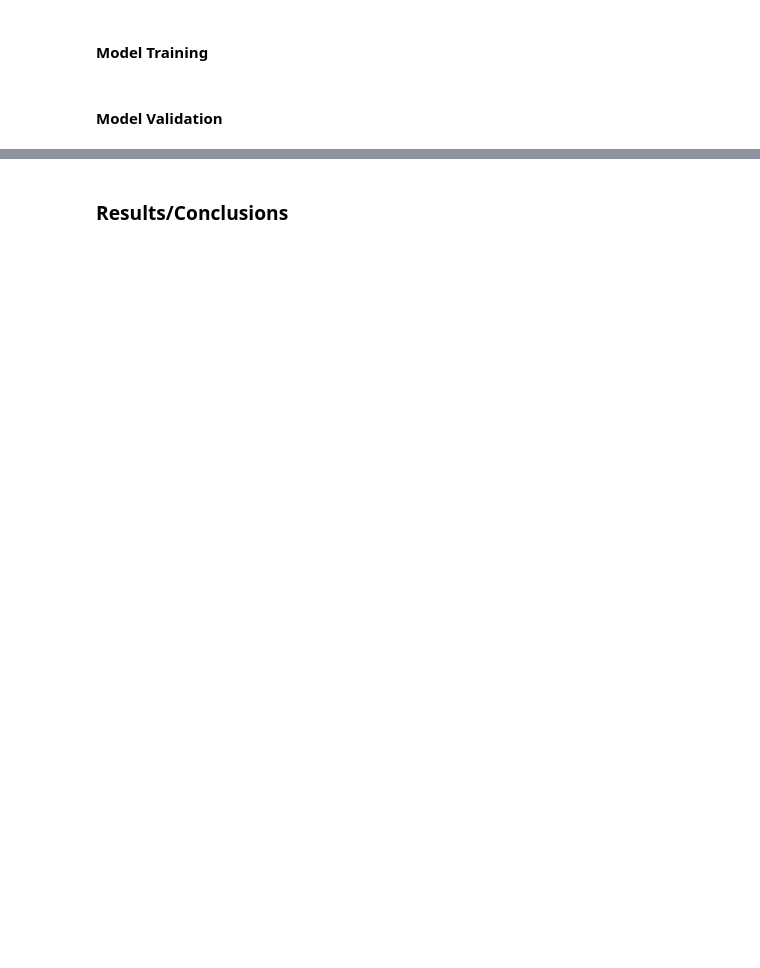
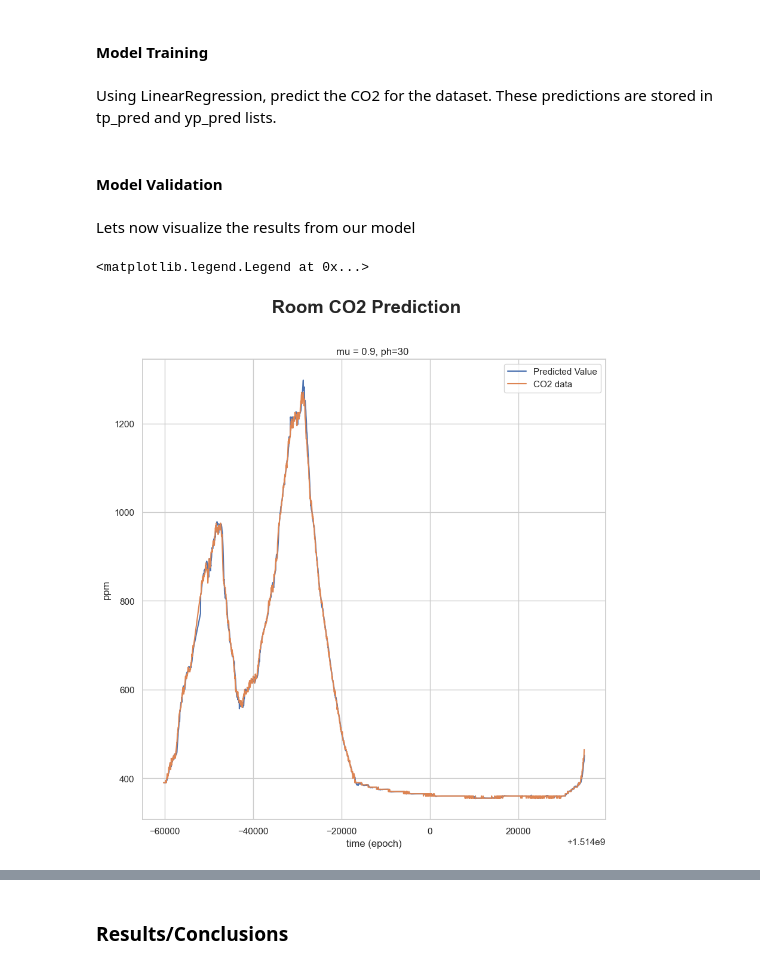
Before and after one commit to SweatyCrayfish/Room-Ocupancy-Application, a Jupyter notebook: Final Project - ML IoT Application.ipynb, the cells around one changed output, grey strips where cells are left out. Cells and saved outputs as stored; diff of their text form; code cells hidden in the pictures; blank space fills up the shorter version.

```diff
--- a/Final Project - ML IoT Application.ipynb
+++ b/Final Project - ML IoT Application.ipynb
@@ -705,2 +907,8 @@ We can see again see that the grand majority of output values are 0.  As noted d
 # %% [markdown]
 #### Load and prepare data
+# %%
+# create new dataframe with raw data
+df_mr = df.copy()
+# %%
+#convert datetime to epoch/unix time. In this dataset, readings are done every 30 seconds.
+df_mr['time'] = (pd.to_datetime(df_mr.Datetime)-pd.to_datetime('1970-01-01')).dt.total_seconds()
@@ -707,2 +917,25 @@ We can see again see that the grand majority of output values are 0.  As noted d
+# %%
+#add to the x-variables in our dataset
+x_variables = ['time', 'Temp']
+ts = df_mr[x_variables]
+ys = pd.DataFrame(df_mr.CO2)
+#ys = pd.DataFrame(df_mr.Light)
+
+ph = 0.5*60 # 0.5 minutes or 30 seconds
+###############################################################
+#WE NEED TO CONVERT OUR PREDICTIVE HORIZON INTO A NUMBER OF
+#TIME STEPS FOR INDEXING, BASED ON THE RESOLUTION OF OUR DATA.
+#IN THIS CASE OUR DATA IS COLLECTED EVERY 30 seconds
+##############################################################
+ph_index = round(ph/30)
+mu = 0.9
+
+n_s = 3000
+
+# Arrays to hold predicted values
+tp_pred = np.zeros(n_s-1)
+yp_pred = np.zeros(n_s-1)
 # %% [markdown]
 #### Model Training
+# %% [markdown]
+Using LinearRegression, predict the CO2 for the dataset. These predictions are stored in tp_pred and yp_pred lists.
@@ -709,2 +983,16 @@ We can see again see that the grand majority of output values are 0.  As noted d
 # %% [markdown]
 #### Model Validation
+# %% [markdown]
+Lets now visualize the results from our model
+# %%
+fig, ax = plt.subplots(figsize=(10,10))
+fig.suptitle('Room CO2 Prediction', fontsize=22, fontweight='bold')
+ax.set_title('mu = %g, ph=%g ' %(mu, ph))
+ax.plot(tp_pred, yp_pred, label='Predicted Value')
+ax.plot(ts.iloc[0:n_s,0], ys.iloc[0:n_s,0], label='CO2 data')
+ax.set_xlabel('time (epoch)')
+ax.set_ylabel('ppm')
+ax.legend()
+# %% [output]
+<matplotlib.legend.Legend at 0x...>
+[figure, added]
```
Also changed, not shown: parts of 28 cells of this notebook.
